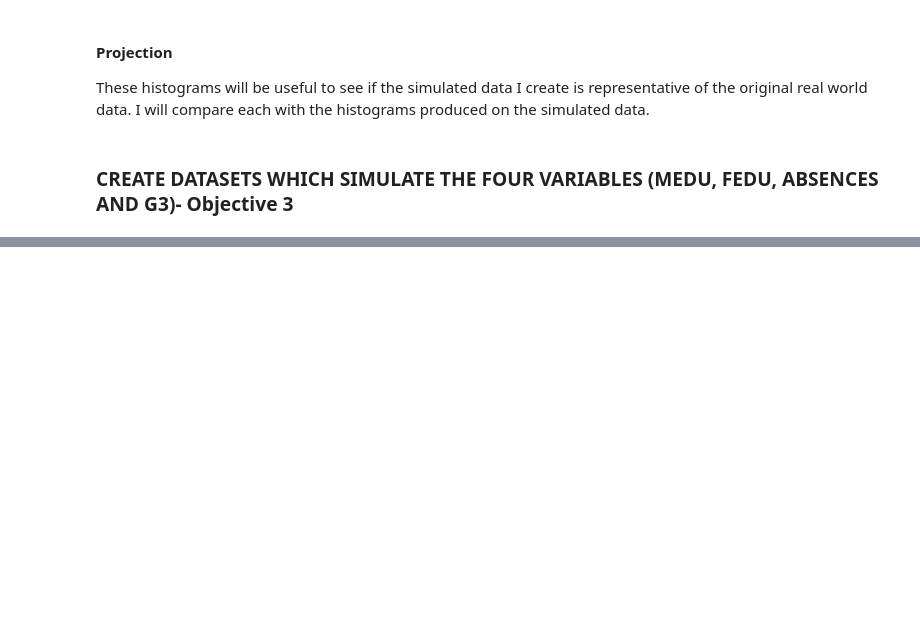
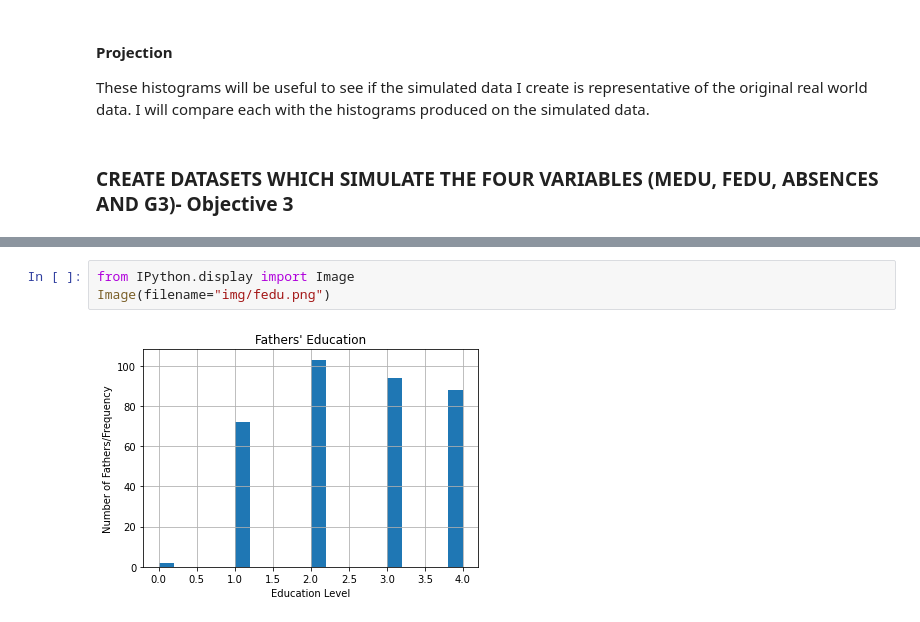
Before and after one commit to mobm65/Educational-Attainment---PDA-Project, a Jupyter notebook: PDA Project.ipynb, the cells around one changed output, grey strips where cells are left out. Saved outputs shown, nothing was run; the diff lists cells and outputs as text; blank space fills up the shorter version.

```diff
--- a/PDA Project.ipynb
+++ b/PDA Project.ipynb
@@ -443,3 +644,8 @@ plt.ylabel("Number of Fathers/Frequency")
+# %%
+from IPython.display import Image
+Image(filename="img/fedu.png")
+# %% [output]
+[figure, added]
 # %%
 # Creating a dataset to simulate Absences
 
```
Also changed, not shown: parts of 42 cells of this notebook, 4 other files.
